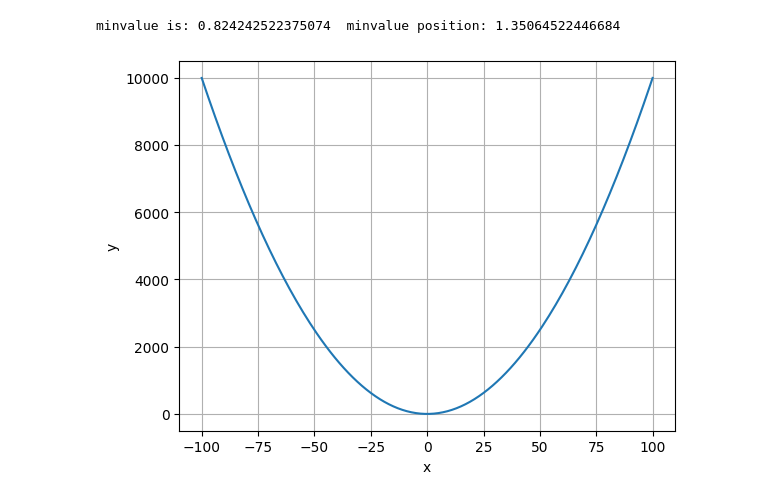
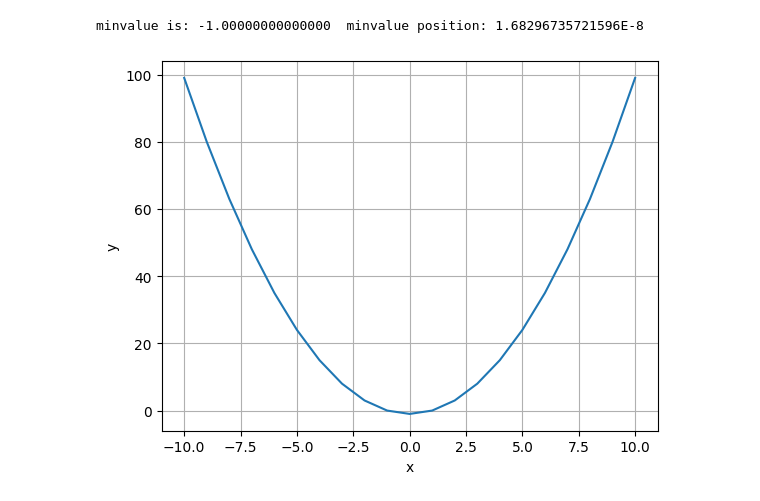
Before and after one commit to CarrotWuDev/SomeAlgorithms, a Jupyter notebook: naive_grad_descent.ipynb, the cells around one changed output. Saved outputs shown, nothing was run; the diff lists cells and outputs as text; code cells hidden in the pictures.

```diff
--- a/naive_grad_descent.ipynb
+++ b/naive_grad_descent.ipynb
@@ -33,27 +33,28 @@ def grad_descent(exp, var_x, learning_rate, initial_location, max_times=100):
 
 exp, var_x = exp()
 grads_dict = {}
-min_value_pos = grad_descent(exp, var_x, 0.001, 10, 1000)
+min_value_pos = grad_descent(exp, var_x, 0.01, 10, 1000)
 if min_value_pos != None:
     min_value = exp.subs(var_x, min_value_pos)
     print(f"minvalue is: {min_value}\tminvalue position: {min_value_pos}")
 # %% [output]
-minvalue is: 0.824242522375074  minvalue position: 1.35064522446684
+minvalue is: -1.00000000000000  minvalue position: 1.68296735721596E-8
 # %%
 import matplotlib.pyplot as plt
 
 # function pic
-var_x_list = [var_x for var_x in range(-100, 101)]
+var_x_list = [var_x for var_x in range(-10, 11)]
 func_value_list = [exp.subs(var_x, var_x_pos) for var_x_pos in var_x_list]
+
 plt.plot(var_x_list, func_value_list)
 
 plt.xlabel("x")
 plt.ylabel("y")
 
 plt.grid(True)
 plt.show()
 # %% [output]
-[figure, old version]
+[figure, new version]
 # %%
 # grad descent by times pic
 
```
Also changed, not shown: parts of 2 cells of this notebook, 1 other file.
